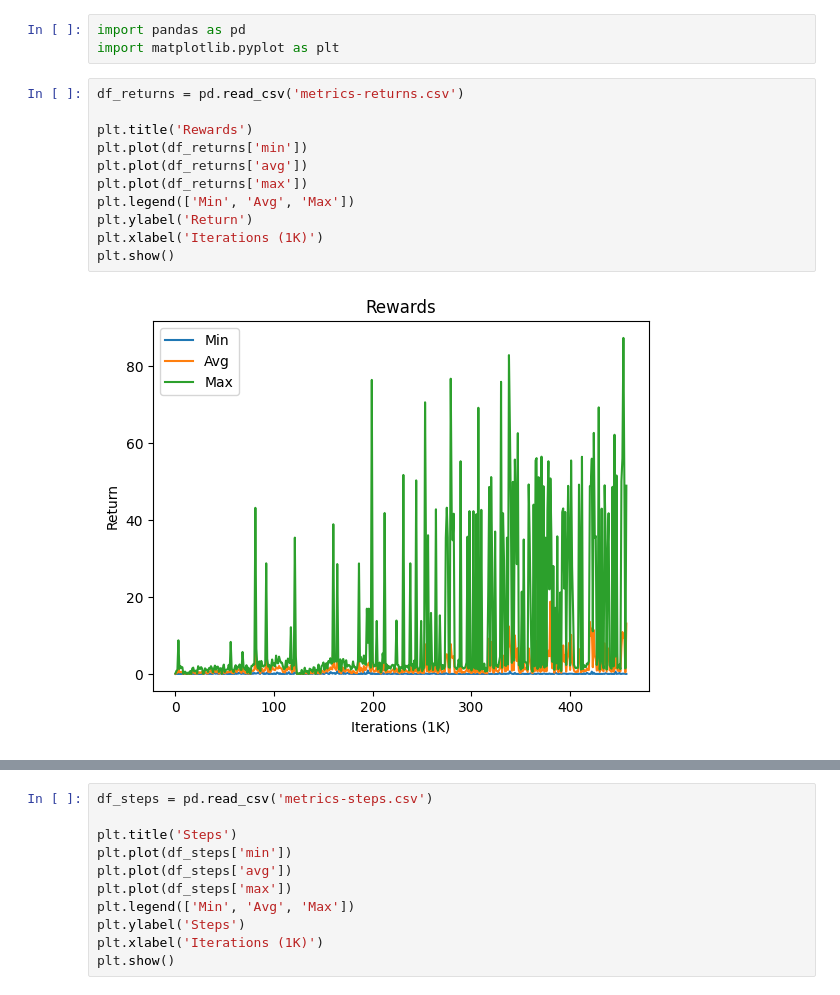
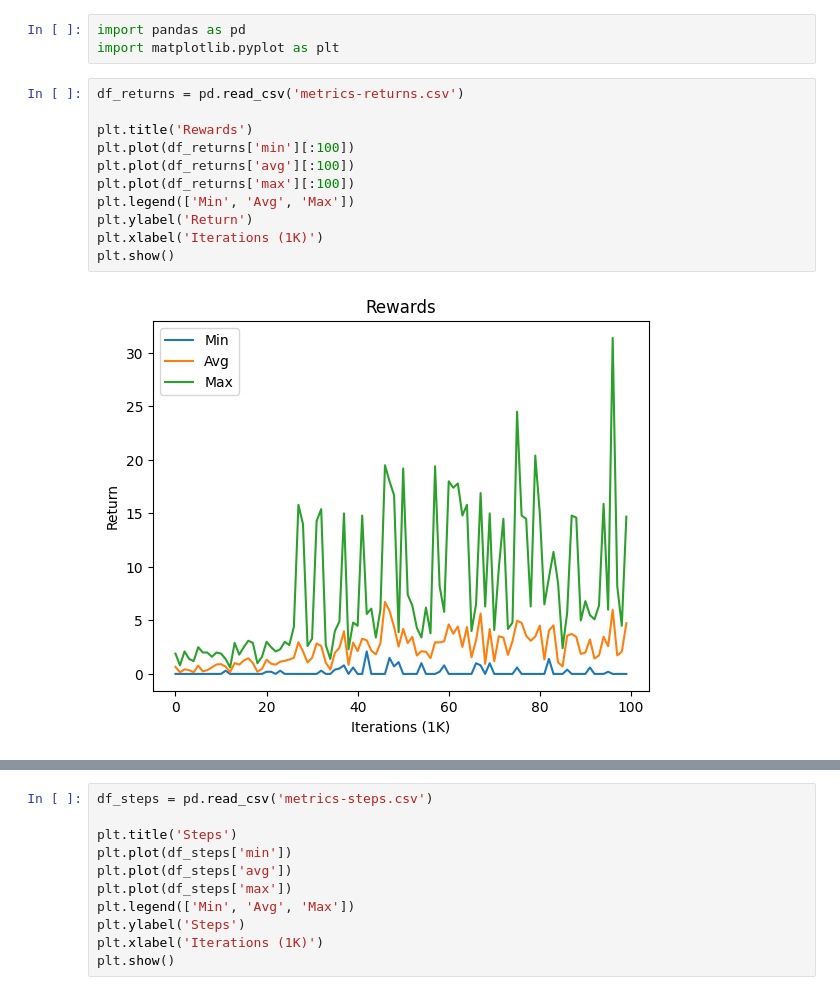
Before and after one commit to kangsyahrul/tetris, a Jupyter notebook: versions/mark-002/progress.ipynb, the cells around one changed output, grey strips where cells are left out. Cells and saved outputs as stored; diff of their text form.

```diff
--- a/versions/mark-002/progress.ipynb
+++ b/versions/mark-002/progress.ipynb
@@ -4,13 +4,13 @@ import matplotlib.pyplot as plt
 # %%
 df_returns = pd.read_csv('metrics-returns.csv')
 
 plt.title('Rewards')
-plt.plot(df_returns['min'])
-plt.plot(df_returns['avg'])
-plt.plot(df_returns['max'])
+plt.plot(df_returns['min'][:100])
+plt.plot(df_returns['avg'][:100])
+plt.plot(df_returns['max'][:100])
 plt.legend(['Min', 'Avg', 'Max'])
 plt.ylabel('Return')
 plt.xlabel('Iterations (1K)')
 plt.show()
 # %% [output]
-[figure, old version]
+[figure, new version]
```
Also changed, not shown: parts of 1 cell of this notebook, 31 other files.
